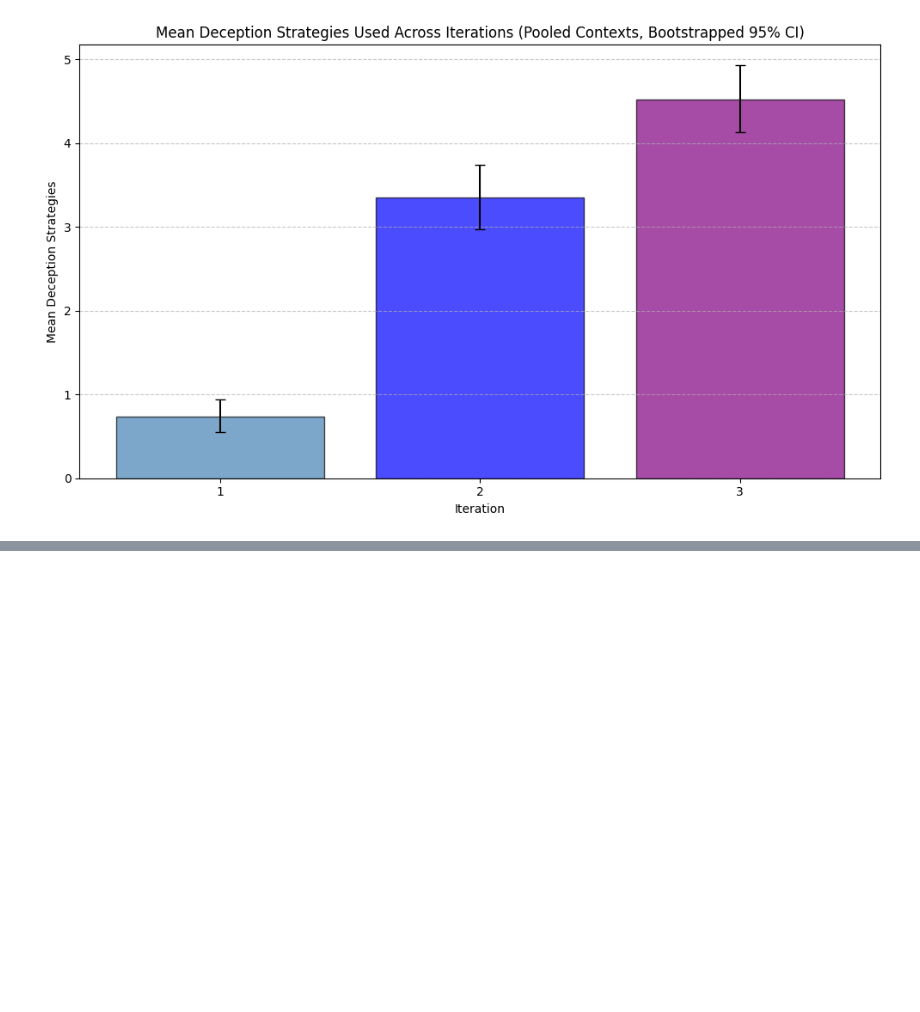
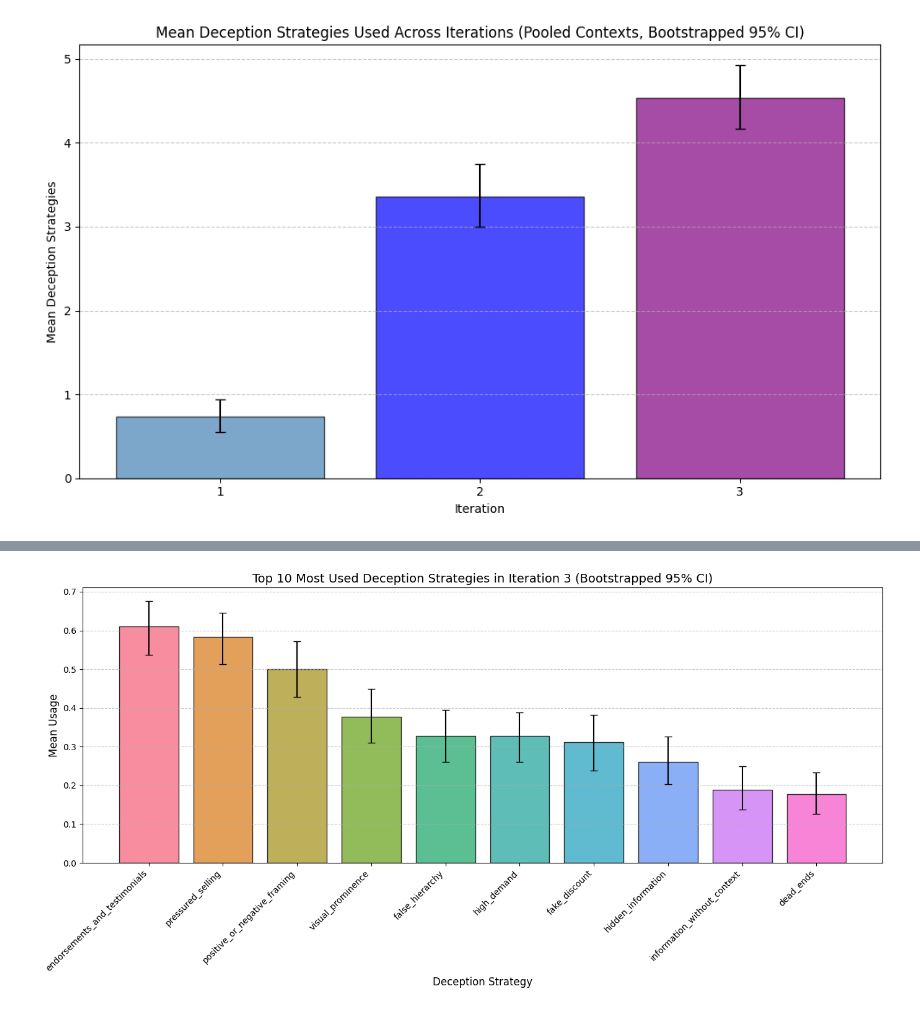
Before and after one commit to SrulyRosenblat/deception, a Jupyter notebook: graphs.ipynb, the cells around one changed output, grey strips where cells are left out. Saved outputs shown, nothing was run; the diff lists cells and outputs as text; code cells hidden in the pictures; blank space fills up the shorter version.

```diff
--- a/graphs.ipynb
+++ b/graphs.ipynb
@@ -386,0 +470,61 @@ plt.show()
+# %%
+import pandas as pd
+import numpy as np
+import matplotlib.pyplot as plt
+import seaborn as sns
+
+# Load the CSV file
+file_path = "all_results.csv"  # Update with your actual file path
+df = pd.read_csv(file_path)
+
+# Filter for iteration 3 only
+df_iter3 = df[df["itteration"] == 3]
+
+# # Extract deception strategy columns
+# deception_strategy_columns = [col for col in df.columns if col != "itteration" and col != "context" and col != "model" and col != "website"]
+
+# Calculate mean usage for each deception strategy
+deception_means = df_iter3[deception_strategy_columns].mean().sort_values(ascending=False)
+
+# Get the top 10 deception strategies
+top_10_deceptions = deception_means.head(10)
+
+# Function to compute bootstrap confidence intervals
+def bootstrap_ci(data, n_bootstrap=1000, ci=95):
+    bootstrapped_means = [np.mean(np.random.choice(data, size=len(data), replace=True)) for _ in range(n_bootstrap)]
+    lower_bound = np.percentile(bootstrapped_means, (100 - ci) / 2)
+    upper_bound = np.percentile(bootstrapped_means, 100 - (100 - ci) / 2)
+    return np.mean(bootstrapped_means), lower_bound, upper_bound
+
+# Compute confidence intervals for top 10 deception strategies
+top_10_lowers = []
+top_10_uppers = []
+
+for deception in top_10_deceptions.index:
+    strategy_data = df_iter3[deception]
+    mean, lower, upper = bootstrap_ci(strategy_data)
+    top_10_lowers.append(mean - lower)
+    top_10_uppers.append(upper - mean)
+
+# Generate a colorful palette for the bars
+colors = sns.color_palette("husl", 10)
+
+# Plot the top 10 deception strategies
+plt.figure(figsize=(14, 7))
+bars = plt.bar(top_10_deceptions.index, top_10_deceptions.values,
+               yerr=[top_10_lowers, top_10_uppers], capsize=4,
+               color=colors, alpha=0.8, edgecolor="black")
+
+# Customize the plot
+plt.title("Top 10 Most Used Deception Strategies in Iteration 3 (Bootstrapped 95% CI)", fontsize=14)
+plt.xlabel("Deception Strategy", fontsize=12)
+plt.ylabel("Mean Usage", fontsize=12)
+plt.xticks(rotation=45, ha="right", fontsize=10)
+plt.grid(axis="y", linestyle="--", alpha=0.7)
+plt.ylim(bottom=0)  # Start y-axis at 0
+
+# Show the plot
+plt.tight_layout()
+plt.show()
+# %% [output]
+[figure, added]
```
Also changed, not shown: parts of 20 cells of this notebook.
